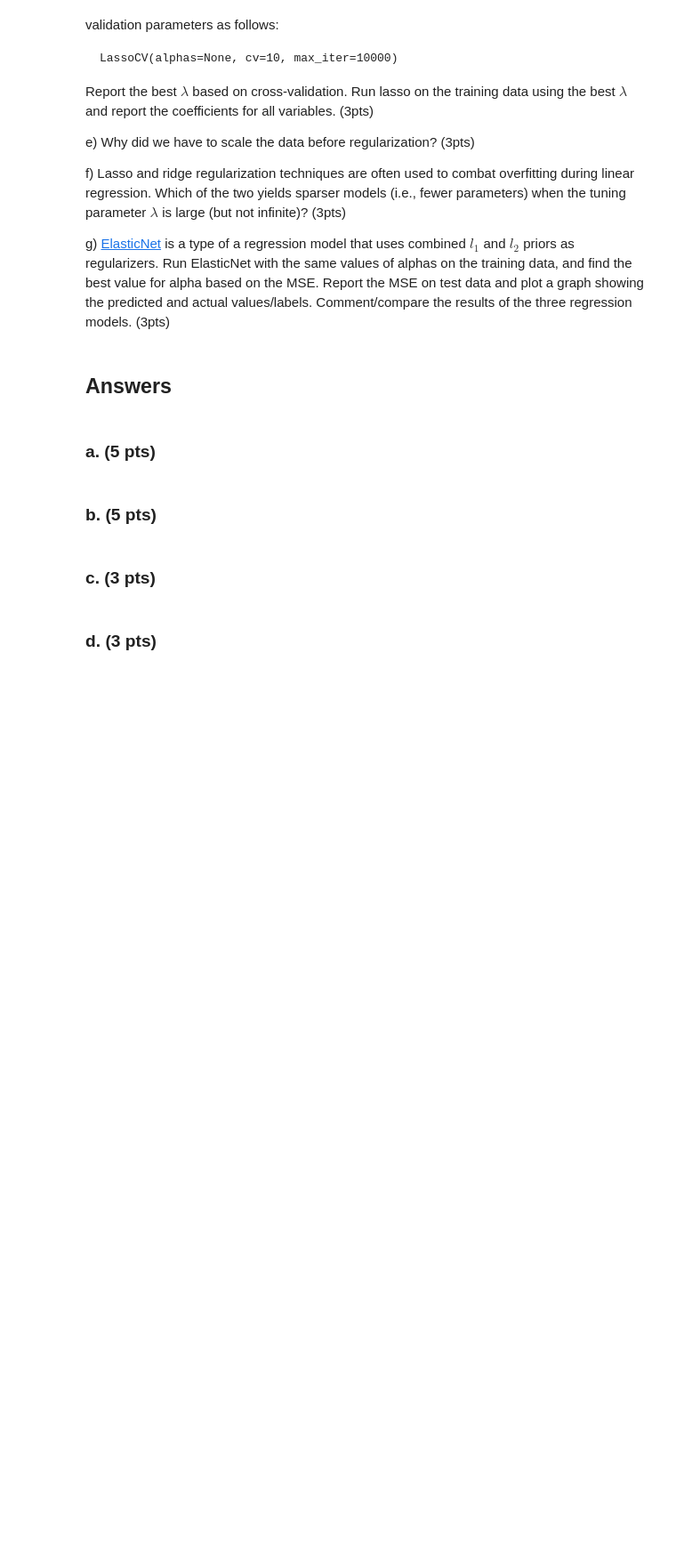
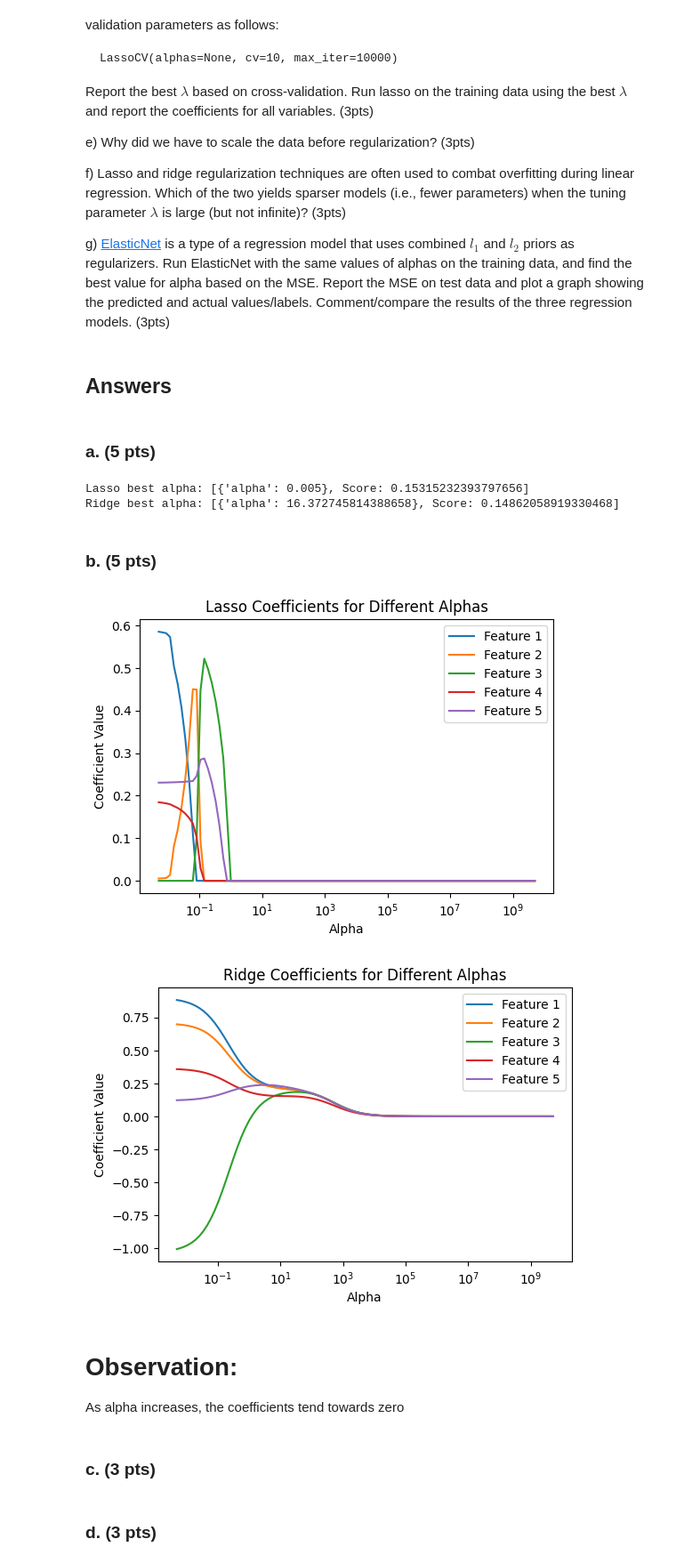
Before and after one commit to jag2k2/ut-stat-ml, a Jupyter notebook: HW2/Homework2Programming.ipynb, the cells around one changed output. Shown at 89% size. Cells and saved outputs as stored; diff of their text form; code cells hidden in the pictures; blank space fills up the shorter version.

```diff
--- a/HW2/Homework2Programming.ipynb
+++ b/HW2/Homework2Programming.ipynb
@@ -241,16 +241,22 @@ We want to learn the function $y = w_1x_1+w_2x_2+w_3x_3+w_4x_4+w_5x_5+w_6x_6$ to
 # %%
 from sklearn import linear_model
 from sklearn.metrics import mean_absolute_error
+from sklearn.model_selection import train_test_split
+from sklearn.preprocessing import scale
 import numpy as np
 import pandas as pd
 pd.options.mode.chained_assignment = None
 
 
 df = pd.read_csv("Fish.csv", index_col=0)
-df = df[~df.isin([0, np.nan, np.inf, -np.inf]).any(1)]
+df = df[~df.isin([0, np.nan, np.inf, -np.inf]).any(axis=1)]
 
 X = df.drop(['Weight'], axis=1)
 y = df['Weight']
+
+X_train, X_test, y_train, y_test = train_test_split(X, y, test_size=0.25, random_state=50)
+scaled_X_train = scale(X_train)
+scaled_y_train = scale(y_train)
 # %% [markdown]
 a) Use sklearn.linear_model.Lasso and sklearn.linear_model.Ridge classes to run [5-fold cross validation](http://scikit-learn.org/stable/auto_examples/exercises/plot_cv_diabetes.html#example-exercises-plot-cv-diabetes-py) using sklearn's [KFold](http://scikit-learn.org/stable/modules/generated/sklearn.cross_validation.KFold.html). For the sweep of the regularization parameter, we will look at a grid of values ranging from $\lambda = 10^{10}$ to $\lambda = 10^{-2}$. In Python, you can create this range of values as follows:
 
@@ -278,8 +284,72 @@ g) [ElasticNet](https://scikit-learn.org/stable/modules/generated/sklearn.linear
 ## Answers
 # %% [markdown]
 ### a. (5 pts)
+# %%
+import matplotlib.pyplot as plt
+
+from sklearn.linear_model import Lasso, Ridge
+from sklearn.model_selection import GridSearchCV, KFold
+
+lasso = Lasso(random_state=0, max_iter=10000)
+ridge = Ridge(random_state=0, max_iter=10000)
+alphas =  10**np.linspace(10,-2,100)*0.5
+
+tuned_parameters = [{"alpha": alphas}]
+k_folds = 5
+#k_folds = KFold(n_splits=5, shuffle=True, random_state=42)
+
+lasso_cv = GridSearchCV(lasso, tuned_parameters, cv=k_folds, scoring='neg_mean_squared_error', refit=False)
+lasso_cv.fit(scaled_X_train, scaled_y_train)
+print("Lasso best alpha: [{}, Score: {}]".format(lasso_cv.best_params_, -lasso_cv.best_score_))
+
+ridge_cv = GridSearchCV(ridge, tuned_parameters, cv=k_folds, scoring='neg_mean_squared_error', refit=False)
+ridge_cv.fit(scaled_X_train, scaled_y_train)
+print("Ridge best alpha: [{}, Score: {}]".format(ridge_cv.best_params_, -ridge_cv.best_score_))
+# %% [output]
+Lasso best alpha: [{'alpha': 0.005}, Score: 0.15315232393797656]
+Ridge best alpha: [{'alpha': 16.372745814388658}, Score: 0.14862058919330468]
 # %% [markdown]
 ### b. (5 pts)
+# %%
+lasso_coefs = []
+ridge_coefs = []
+
+for alpha in alphas:
+    lasso = Lasso(alpha=alpha)
+    lasso.fit(scaled_X_train, scaled_y_train)
+    lasso_coefs.append(lasso.coef_)
+
+    ridge = Ridge(alpha=alpha)
+    ridge.fit(scaled_X_train, scaled_y_train)
+    ridge_coefs.append(ridge.coef_)
+
+lasso_coefs = np.array(lasso_coefs)
+ridge_coefs = np.array(ridge_coefs)
+
+plt.figure(figsize=(6, 4))
+plt.plot(alphas, lasso_coefs)
+plt.xscale('log')
+plt.title('Lasso Coefficients for Different Alphas')
+plt.xlabel('Alpha')
+plt.ylabel('Coefficient Value')
+plt.legend([f'Feature {i}' for i in range(1, lasso_coefs.shape[1] + 1)])
+plt.show()
+
+# Plotting Ridge coefficients
+plt.figure(figsize=(6, 4))
+plt.plot(alphas, ridge_coefs)
+plt.xscale('log')
+plt.title('Ridge Coefficients for Different Alphas')
+plt.xlabel('Alpha')
+plt.ylabel('Coefficient Value')
+plt.legend([f'Feature {i}' for i in range(1, ridge_coefs.shape[1] + 1)])
+plt.show()
+# %% [output]
+[figure, added]
+[figure, added]
+# %% [markdown]
+# Observation:
+As alpha increases, the coefficients tend towards zero
 # %% [markdown]
 ### c. (3 pts)
 # %% [markdown]
```
